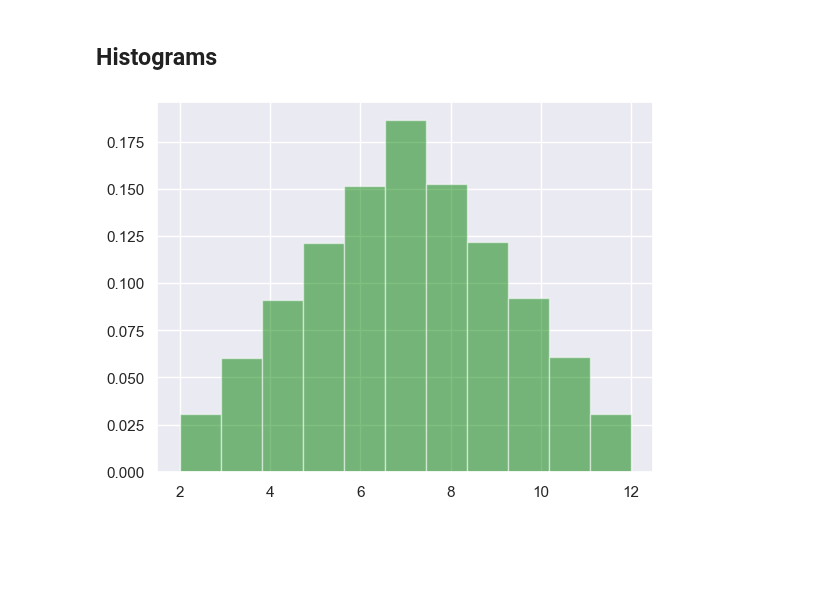
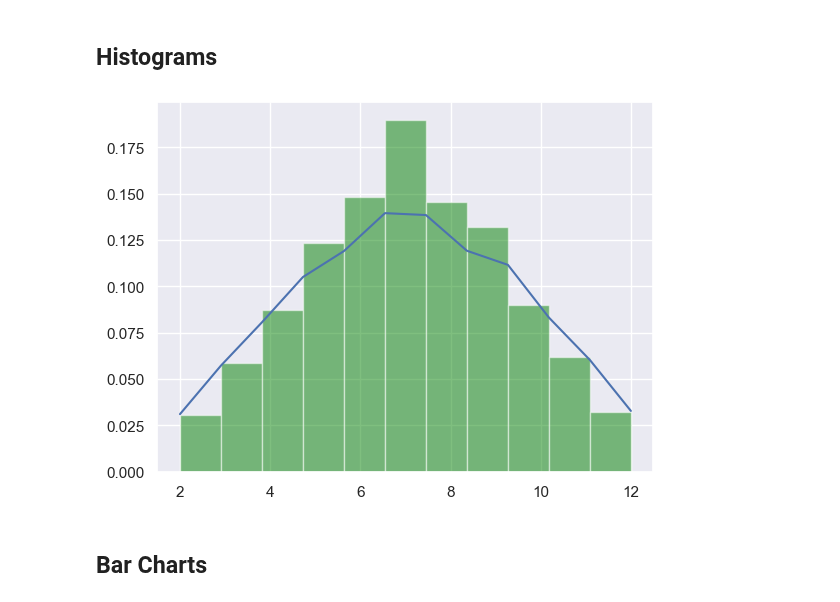
Before and after one commit to Iskanderrus/visualizations, a Jupyter notebook: matplotlib/000 - Matplotlib general II.ipynb, the cells around one changed output. Drawn from its saved outputs; the diff is of its cells as text; code cells hidden in the pictures; blank space fills up the shorter version.

```diff
--- a/matplotlib/000 - Matplotlib general II.ipynb
+++ b/matplotlib/000 - Matplotlib general II.ipynb
@@ -187,11 +205,16 @@ plt.show()
 # %% [markdown]
 ## Histograms
 # %%
-arr_1 = np.random.randint(1, 7, 115000)
-arr_2 = np.random.randint(1, 7, 115000)
+arr_1 = np.random.randint(1, 7, 10250)
+arr_2 = np.random.randint(1, 7, 10250)
 arr_3 = arr_1 + arr_2
 # %%
-plt.hist(arr_3, bins=11, density=True, stacked=False, color='green', alpha=0.5)
+density = stats.gaussian_kde(arr_3)
+
+n, bins, _ = plt.hist(arr_3, bins=11, density=True, stacked=False, color='green', alpha=0.5)
+plt.plot(bins, density(bins))
 plt.show()
 # %% [output]
-[figure, old version]
+[figure, new version]
+# %% [markdown]
+## Bar Charts
```
Also changed, not shown: parts of 17 cells of this notebook, 2 other files.
